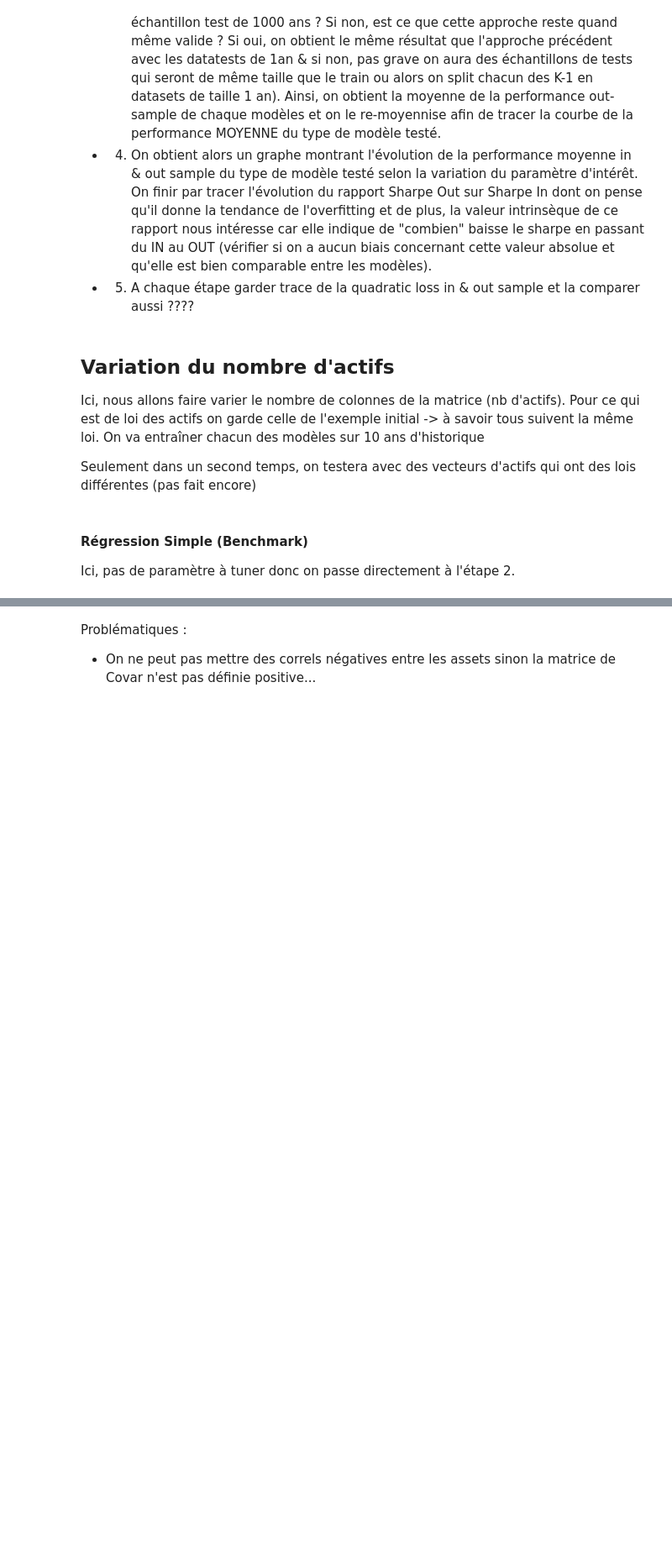
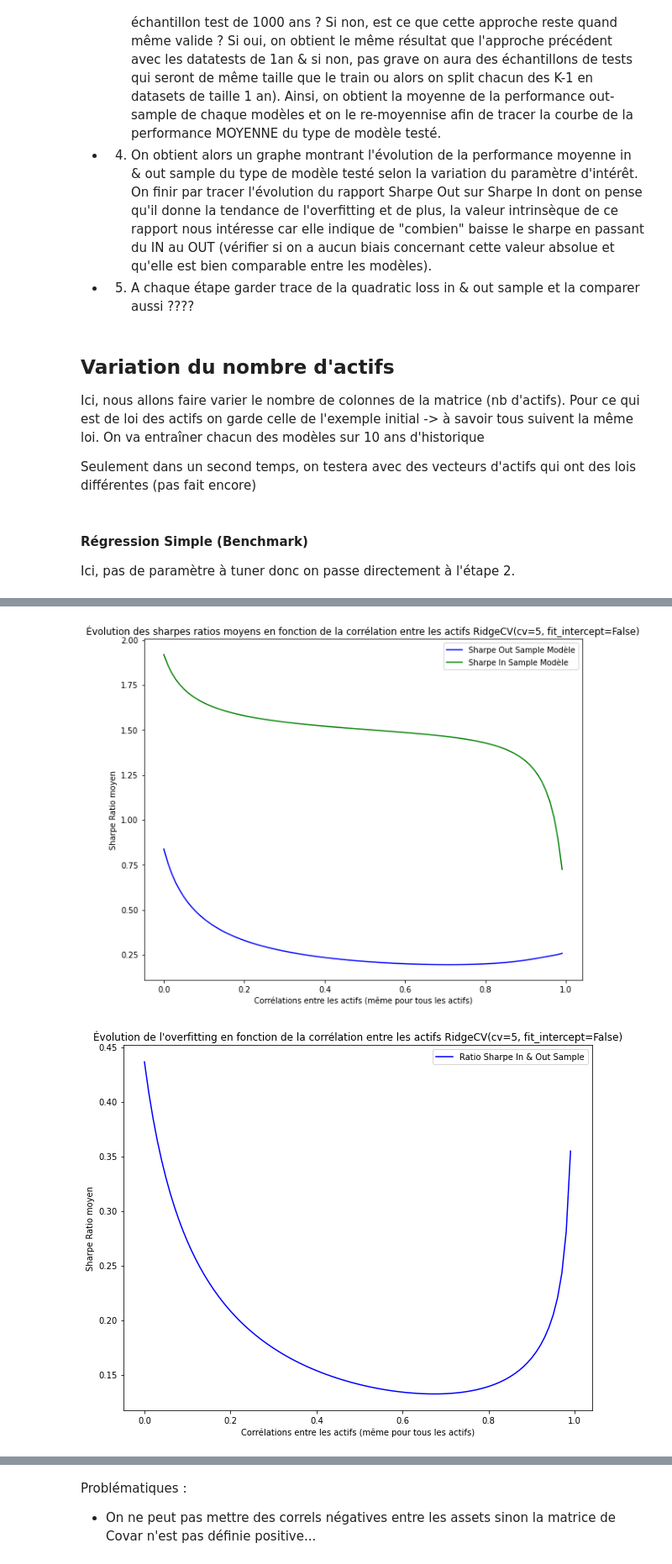
Before and after one commit to PyTomSss/StatApp_M1_ENSAE, a Jupyter notebook: Test_Linear_Models/Linear_Models_Without_Signals.ipynb, the cells around one changed output, grey strips where cells are left out. Shown at 84% size. Cells and saved outputs as stored; diff of their text form; code cells hidden in the pictures; blank space fills up the shorter version.

```diff
--- a/Test_Linear_Models/Linear_Models_Without_Signals.ipynb
+++ b/Test_Linear_Models/Linear_Models_Without_Signals.ipynb
@@ -86,0 +84,5 @@ test_linear_model(2,256*50, LinearRegression(fit_intercept = False))
+# %%
+test_linear_model(3,1, RidgeCV(fit_intercept = False, cv = 5), K = 15)
+# %% [output]
+[figure, added]
+[figure, added]
```
Also changed, not shown: parts of 10 cells of this notebook, 1 other file.
